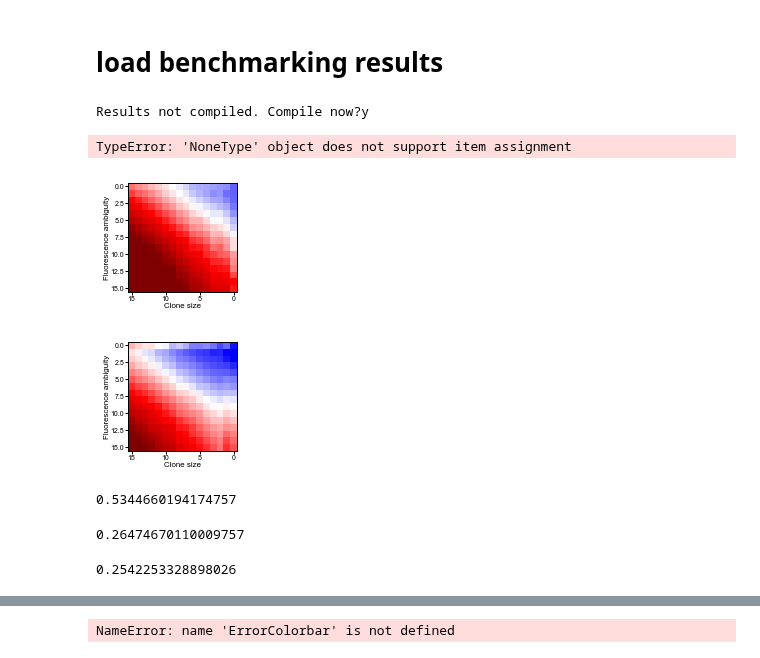
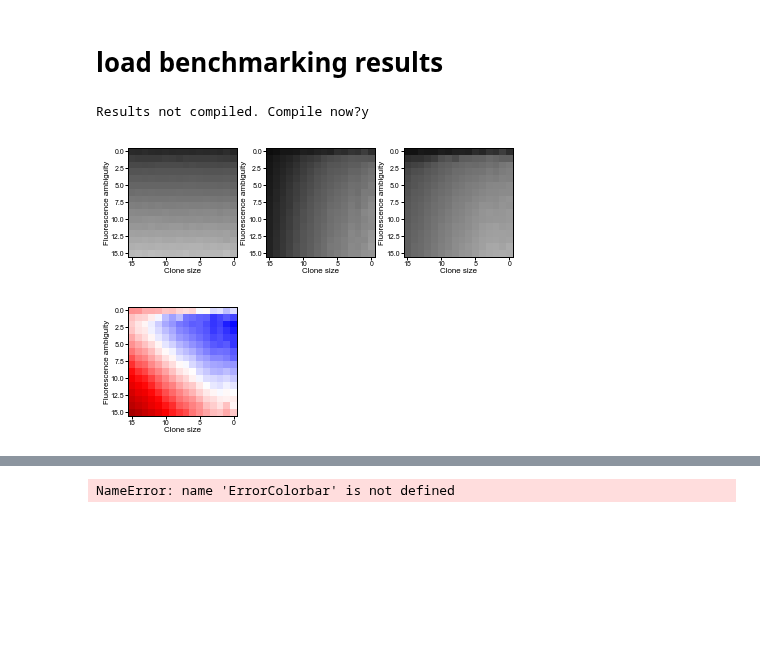
Before and after one commit to sbernasek/flyqma, a Jupyter notebook: notebooks/results.ipynb, the cells around one changed output, grey strips where cells are left out. Drawn from its saved outputs; the diff is of its cells as text; code cells hidden in the pictures; blank space fills up the shorter version.

```diff
--- a/notebooks/results.ipynb
+++ b/notebooks/results.ipynb
@@ -15,7 +12,7 @@ Sweep_181201_191516_new/      old/
 # %% [markdown]
 # load sweep results
 # %%
-sweep_path = '../synthetic/Sweep_181201_191516_katz/'
+sweep_path = '../../synthetic/Sweep_181201_191516_katz/'
 sweep = Sweep.load(sweep_path)
 sweep
 # %% [output]
@@ -38,10 +35,8 @@ benchmark = SweepBenchmark.load(sweep_path)
 fig = benchmark.results.plot_absolute_error(log=True)
 # %% [output]
 Results not compiled. Compile now?y
-TypeError: 'NoneType' object does not support item assignment
+[figure, added]
 # %%
-fig = benchmark.results.plot_relative_error()
 fig = benchmark.results.plot_relative_error(method='katz', reference_method='simple')
 # %% [output]
-[figure, old version]
+[figure, new version]
-[figure, removed]
@@ -52,13 +42,0 @@ sim = batch.benchmark_simulation()
-# %%
-score = sim.scores['katz']
-score.percent_correct
-# %% [output]
-0.5344660194174757
-# %%
-sim.community_MAE
-# %% [output]
-0.26474670110009757
-# %%
-sim.simple_MAE
-# %% [output]
-0.2542253328898026
```
Also changed, not shown: parts of 37 cells of this notebook, 9 other files.
